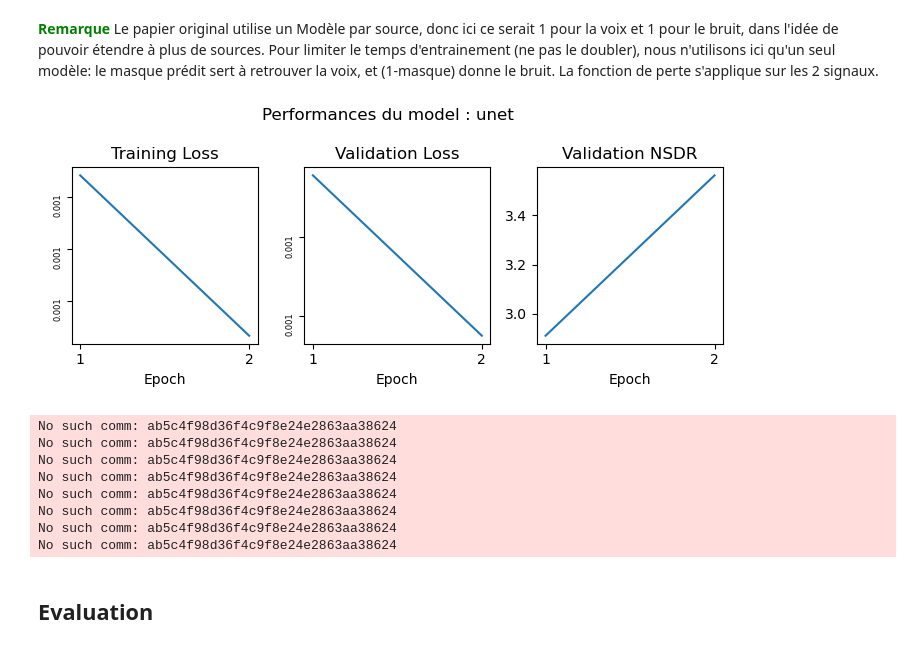
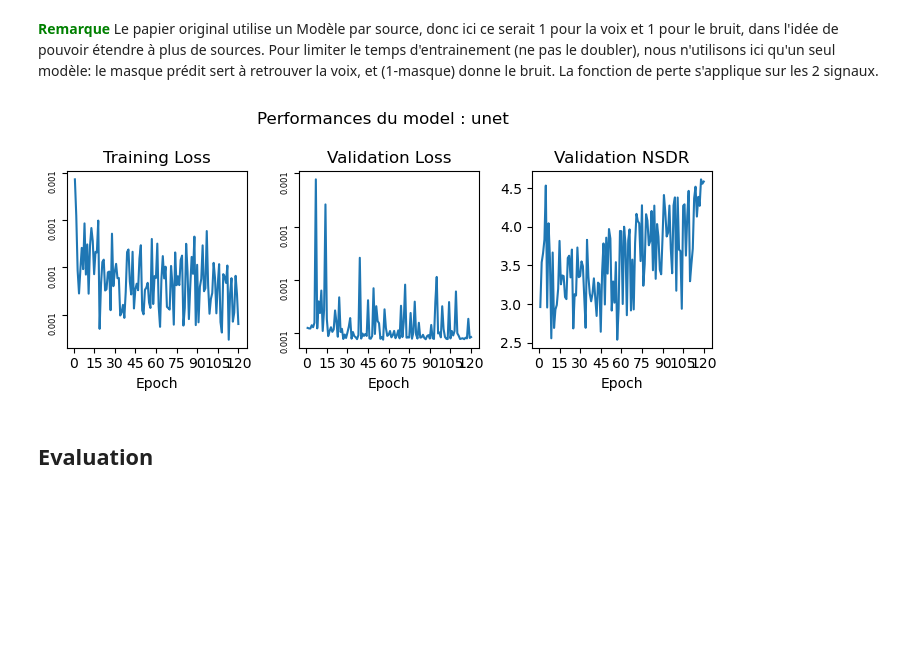
Before and after one commit to cvt8/Deep_signal_separation, a Jupyter notebook: seq2seq_v1.ipynb, the cells around one changed output. Drawn from its saved outputs; the diff is of its cells as text; code cells hidden in the pictures; blank space fills up the shorter version.

```diff
--- a/seq2seq_v1.ipynb
+++ b/seq2seq_v1.ipynb
@@ -101,9 +103,9 @@ def torch_load(file):
     # I'm not sure since which version this warning exists,
     # so I'm doing a try/except instead of a if version>2.1: ...
     try:
-        return torch.load(file,weights_only=True)
+        return torch.load(file,map_location=device,weights_only=True)
     except:
-        return torch.load(file)
+        return torch.load(file,map_location=device)
 
 def load_signal_folder(folder: Path,
         load_signals=True,
@@ -136,10 +138,10 @@ def load_signal_folder(folder: Path,
         for key in keys:
             if "spectrogram" not in res[key]:
                 assert load_signals
-                spec_abs = abs(get_spectrogram(res[key]["signal"]))
+                spec_abs = torch.tensor(abs(get_spectrogram(res[key]["signal"])),device=device)
                 res[key]["spectrogram"] = spec_abs
                 if SAVE_SPECTROGRAMS:
-                    torch.save(torch.tensor(spec_abs),folder / f"{key}_spectrogram.pt")
+                    torch.save(spec_abs,folder / f"{key}_spectrogram.pt")
     return res
 
 
@@ -442,11 +445,11 @@ def source_separation(model: OurUNet,mix_signal):
         mask = model(mix_spec_abs)
     # Voice:
     voice_spec_abs = mask * mix_spec_abs
-    voice_spec = voice_spec_abs.numpy() * np.exp(1j*mix_spec_phase)
+    voice_spec = voice_spec_abs.cpu().numpy() * np.exp(1j*mix_spec_phase)
     voice_signal = reverse_spectrogram(voice_spec)
     # Noise:
     noise_spec_abs = (1-mask) * mix_spec_abs
-    noise_spec = noise_spec_abs.numpy() * np.exp(1j*mix_spec_phase)
+    noise_spec = noise_spec_abs.cpu().numpy() * np.exp(1j*mix_spec_phase)
     noise_signal = reverse_spectrogram(noise_spec)
     return voice_spec_abs,voice_signal,noise_spec_abs,noise_signal,mask
 
@@ -575,29 +578,22 @@ def plot_perfs(perfs:dict,save_path:Path):
 # %%
 save_path = Path("./save_unet")
 train_dataset = MyDataset(
     train_folder,
     load_signals=False,
     load_spectrograms=True)
 train_dataloader = DataLoader(train_dataset,batch_size=32,shuffle=True)
 
+unet_model = OurUNet().to(device)
 unet_model,perfs = train(
-    OurUNet(),
-    2,
+    unet_model,
+    120,
     dataloader_train=train_dataloader,
     folder_valid=train_small_folder,
     save_path=save_path
 )
 plot_perfs(perfs,save_path=save_path)
 # %% [output]
-[figure, old version]
+[figure, new version]
-No such comm: ab5c4f98d36f4c9f8e24e2863aa38624
-No such comm: ab5c4f98d36f4c9f8e24e2863aa38624
-No such comm: ab5c4f98d36f4c9f8e24e2863aa38624
-No such comm: ab5c4f98d36f4c9f8e24e2863aa38624
-No such comm: ab5c4f98d36f4c9f8e24e2863aa38624
-No such comm: ab5c4f98d36f4c9f8e24e2863aa38624
-No such comm: ab5c4f98d36f4c9f8e24e2863aa38624
-No such comm: ab5c4f98d36f4c9f8e24e2863aa38624
 # %% [markdown]
 ## Evaluation
 # %% [markdown]
```
Also changed, not shown: parts of 9 cells of this notebook.
